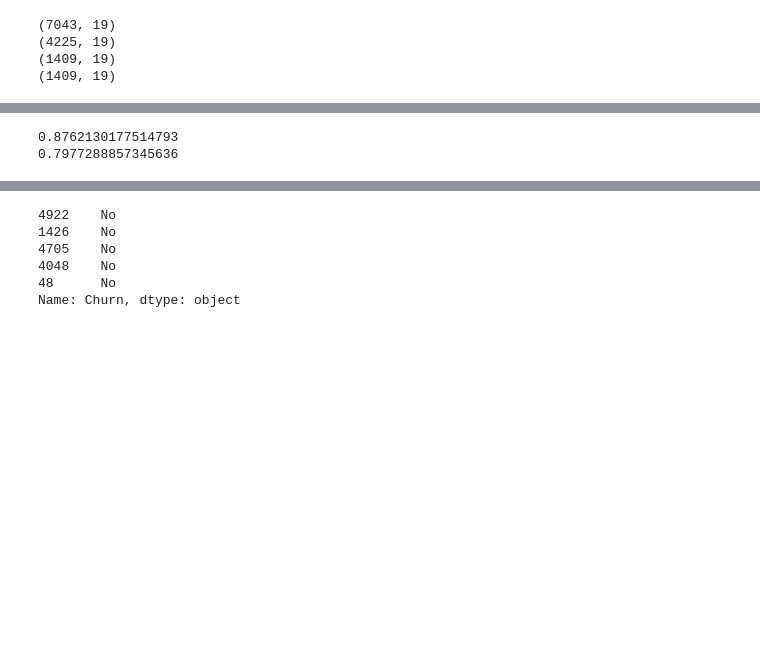
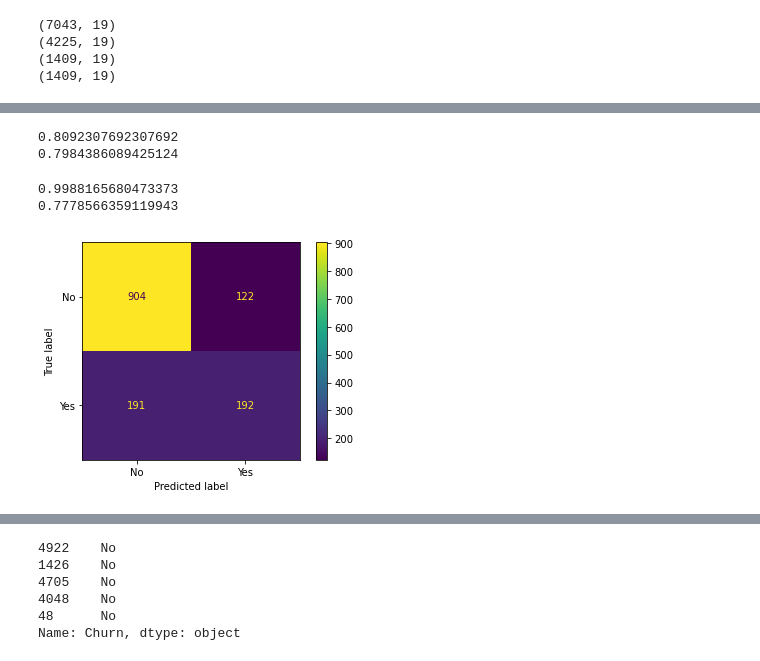
Before and after one commit to Chad-Road/Customer-Retention-Lifecycle, a Jupyter notebook: cust_model.ipynb, the cells around one changed output, grey strips where cells are left out. Cells and saved outputs as stored; diff of their text form; code cells hidden in the pictures; blank space fills up the shorter version.

Commit message:
Added rand forest classifier

```diff
--- a/cust_model.ipynb
+++ b/cust_model.ipynb
@@ -69,7 +70,30 @@ print(X_val.shape)
 (1409, 19)
 # %%
 cat_feature_list = X_train.select_dtypes(include='object').columns.tolist()
+cat_feature_list.remove('TotalCharges')
+
 num_feature_list = X_train.select_dtypes(exclude='object').columns.tolist()
+num_feature_list.append('TotalCharges')
+
+# def to_float(x):
+#     temp_ar = np.array(x["TotalCharges"])
+#     return temp_ar.astype(float)
+
+# tot_transformer = Pipeline(
+#     steps=[('func_trans', FunctionTransformer(to_float(X_train)))]
+# )
+
+y_train2 = y_train.mask(cond=(y_train == "Yes"), other=1,)
+y_train2.mask(cond=(y_train == "No"), other=0, inplace=True)
+y_test2 = y_test.mask(cond=(y_test == "Yes"), other=1,)
+y_test2.mask(cond=(y_test == "No"), other=0, inplace=True)
+
+print(y_train2)
+
+X_train["TotalCharges"] = pd.to_numeric(X_train["TotalCharges"], errors='coerce')
+X_train["TotalCharges"].fillna(value=X_train['TotalCharges'].mean(), inplace=True)
+
+# print(type(X_train["TotalCharges"]))
 
 cat_transformer = Pipeline(
     steps=[('oh_encoder', OneHotEncoder(drop='first', handle_unknown='ignore'))]
@@ -89,3 +113,7 @@ preprocessor = ColumnTransformer(
 clf = Pipeline(
     steps=[("preprocessor", preprocessor), ("classifier", LogisticRegression(max_iter=1000))]
 )
+
+rand_for = Pipeline(
+    steps=[("preprocessor", preprocessor), ("rand_forest", RandomForestClassifier(random_state=99))]
+)
@@ -94,8 +135,15 @@ clf.fit(X_train, y_train)
 print(clf.score(X_train, y_train))
 print(clf.score(X_test, y_test))
 # %% [output]
-0.8762130177514793
-0.7977288857345636
+0.8092307692307692
+0.7984386089425124
+# %%
+rand_for.fit(X_train, y_train)
+print(rand_for.score(X_train, y_train))
+print(rand_for.score(X_test, y_test))
+# %% [output]
+0.9988165680473373
+0.7778566359119943
 # %%
 from sklearn.metrics import confusion_matrix
 from sklearn.metrics import accuracy_score, precision_score, recall_score, f1_score
@@ -104,3 +154,9 @@ from sklearn.metrics import auc, roc_curve, roc_auc_score
+# %%
+rand_for_predicted = rand_for.predict(X_test)
+conf_matrix = confusion_matrix(y_test, rand_for_predicted)
+disp_conf_matrix = plot_confusion_matrix(rand_for, X_test, y_test)
+# %% [output]
+[figure, added]
 # %%
 clf_predicted = clf.predict(X_test)
 conf_matrix = confusion_matrix(y_test, clf_predicted)
```
Also changed, not shown: parts of 5 cells of this notebook, 1 other file.
